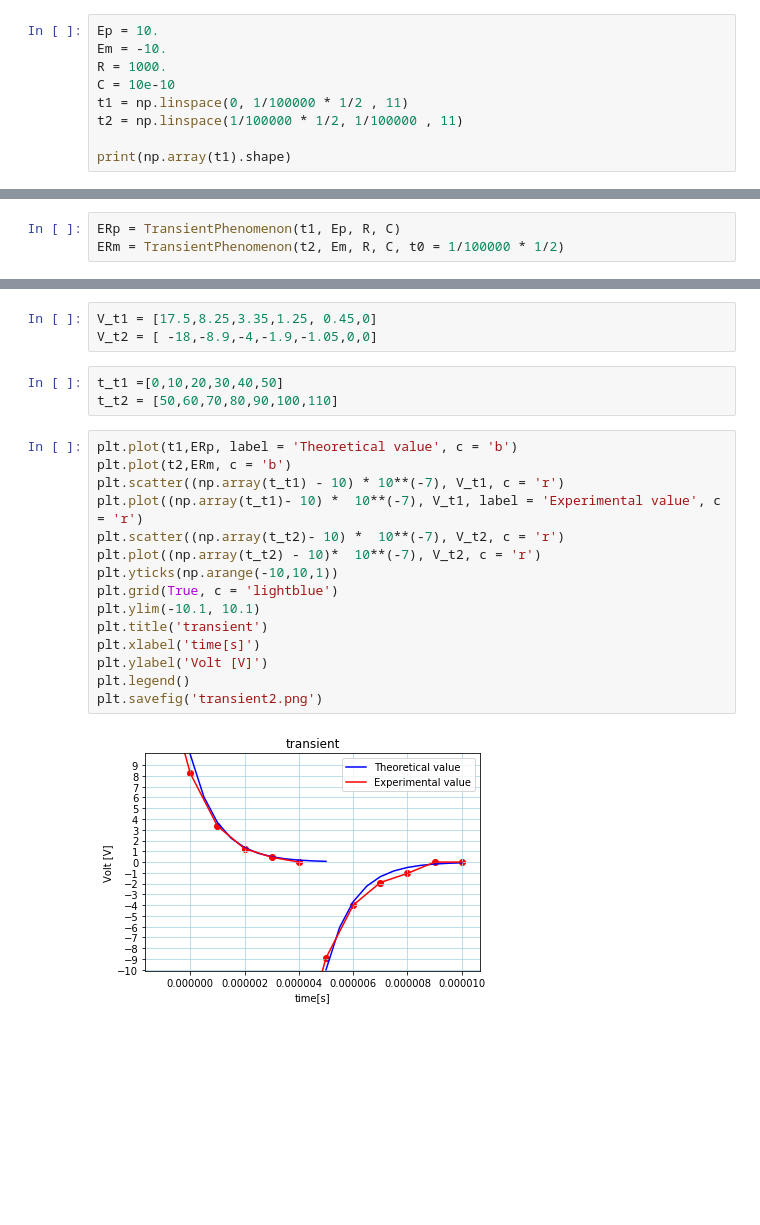
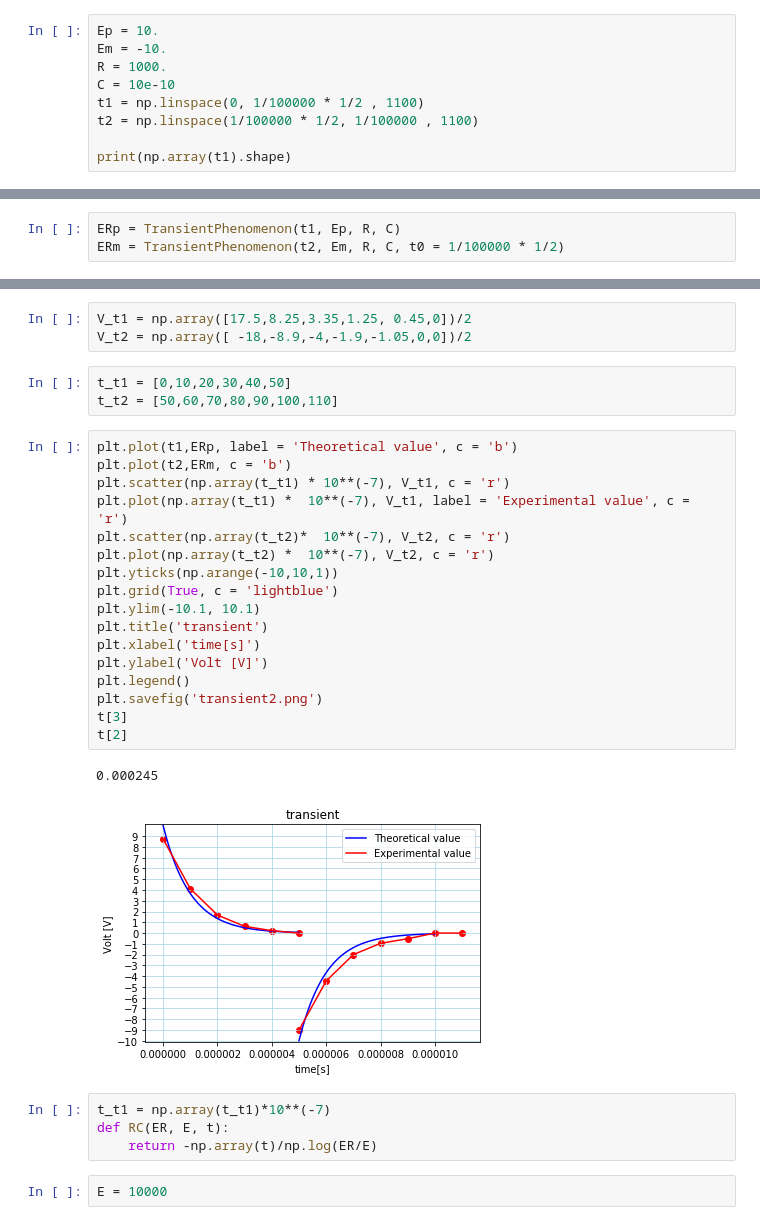
Before and after one commit to yosuke-tt/bioinfomatic-Experiment-2019-in-HU-, a Jupyter notebook: experiment4.ipynb, the cells around one changed output, grey strips where cells are left out. Drawn from its saved outputs; the diff is of its cells as text; blank space fills up the shorter version.

```diff
--- a/experiment4.ipynb
+++ b/experiment4.ipynb
@@ -205,8 +199,8 @@ Ep = 10.
 Em = -10.
 R = 1000.
 C = 10e-10
-t1 = np.linspace(0, 1/100000 * 1/2 , 11)
-t2 = np.linspace(1/100000 * 1/2, 1/100000 , 11)
+t1 = np.linspace(0, 1/100000 * 1/2 , 1100)
+t2 = np.linspace(1/100000 * 1/2, 1/100000 , 1100)
 
 print(np.array(t1).shape)
 # %% [output]
@@ -229,24 +227,33 @@ plt.savefig('transient1.png')
 [figure]
 # %%
-V_t1 = [17.5,8.25,3.35,1.25, 0.45,0]
-V_t2 = [ -18,-8.9,-4,-1.9,-1.05,0,0]
+V_t1 = np.array([17.5,8.25,3.35,1.25, 0.45,0])/2
+V_t2 = np.array([ -18,-8.9,-4,-1.9,-1.05,0,0])/2
 # %%
-t_t1 =[0,10,20,30,40,50]
+t_t1 = [0,10,20,30,40,50]
 t_t2 = [50,60,70,80,90,100,110]
 # %%
 plt.plot(t1,ERp, label = 'Theoretical value', c = 'b')
 plt.plot(t2,ERm, c = 'b')
-plt.scatter((np.array(t_t1) - 10) * 10**(-7), V_t1, c = 'r')
-plt.plot((np.array(t_t1)- 10) *  10**(-7), V_t1, label = 'Experimental value', c = 'r')
-plt.scatter((np.array(t_t2)- 10) *  10**(-7), V_t2, c = 'r')
-plt.plot((np.array(t_t2) - 10)*  10**(-7), V_t2, c = 'r')
+plt.scatter(np.array(t_t1) * 10**(-7), V_t1, c = 'r')
+plt.plot(np.array(t_t1) *  10**(-7), V_t1, label = 'Experimental value', c = 'r')
+plt.scatter(np.array(t_t2)*  10**(-7), V_t2, c = 'r')
+plt.plot(np.array(t_t2) *  10**(-7), V_t2, c = 'r')
 plt.yticks(np.arange(-10,10,1))
 plt.grid(True, c = 'lightblue')
 plt.ylim(-10.1, 10.1)
 plt.title('transient')
 plt.xlabel('time[s]')
 plt.ylabel('Volt [V]')
 plt.legend()
 plt.savefig('transient2.png')
+t[3]
+t[2]
 # %% [output]
+0.000245
-[figure, old version]
+[figure, new version]
+# %%
+t_t1 = np.array(t_t1)*10**(-7)
+def RC(ER, E, t):
+    return -np.array(t)/np.log(ER/E)
+# %%
+E = 10000
```
Also changed, not shown: parts of 20 cells of this notebook.
